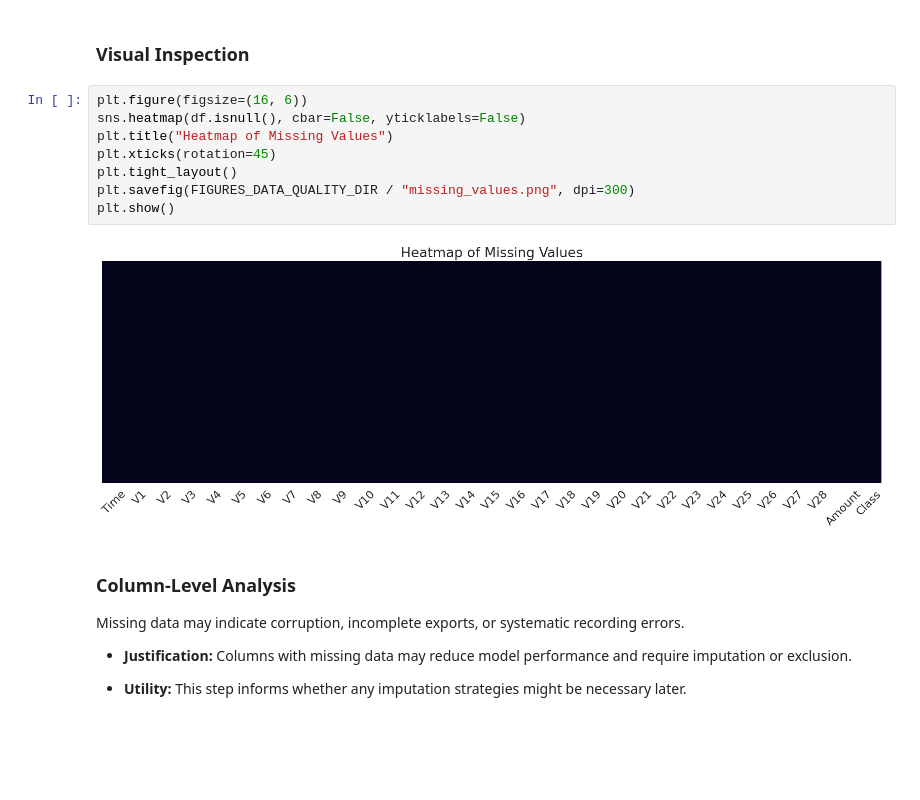
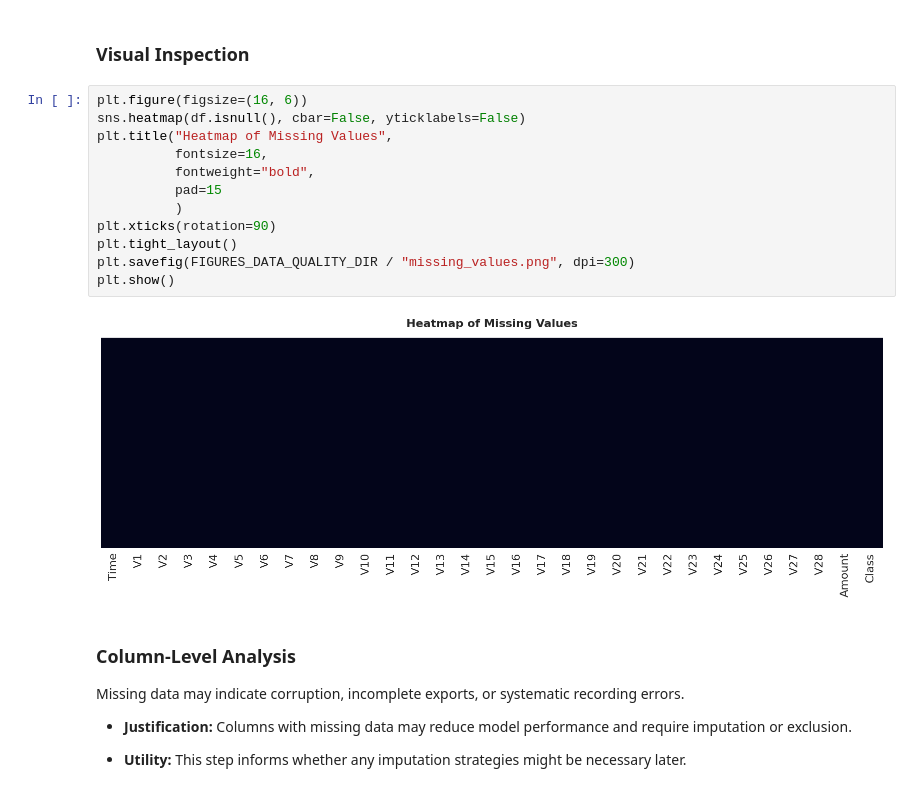
Before and after one commit to LeonardoSaccotelli/Dynamic-Ensemble-Learning-for-Credit-Card-Fraud-Detection, a Jupyter notebook: notebooks/1.0-ls-DU-data-quality-inspection.ipynb, the cells around one changed output. Drawn from its saved outputs; the diff is of its cells as text; blank space fills up the shorter version.

```diff
--- a/notebooks/1.0-ls-DU-data-quality-inspection.ipynb
+++ b/notebooks/1.0-ls-DU-data-quality-inspection.ipynb
@@ -104,13 +104,17 @@ memory usage: 67.4 MB
 # %%
 plt.figure(figsize=(16, 6))
 sns.heatmap(df.isnull(), cbar=False, yticklabels=False)
-plt.title("Heatmap of Missing Values")
-plt.xticks(rotation=45)
+plt.title("Heatmap of Missing Values",
+          fontsize=16,
+          fontweight="bold",
+          pad=15
+          )
+plt.xticks(rotation=90)
 plt.tight_layout()
 plt.savefig(FIGURES_DATA_QUALITY_DIR / "missing_values.png", dpi=300)
 plt.show()
 # %% [output]
-[figure, old version]
+[figure, new version]
 # %% [markdown]
 ### Column-Level Analysis
 Missing data may indicate corruption, incomplete exports, or systematic recording errors.
```
Also changed, not shown: parts of 2 cells of this notebook, 2 other files.
